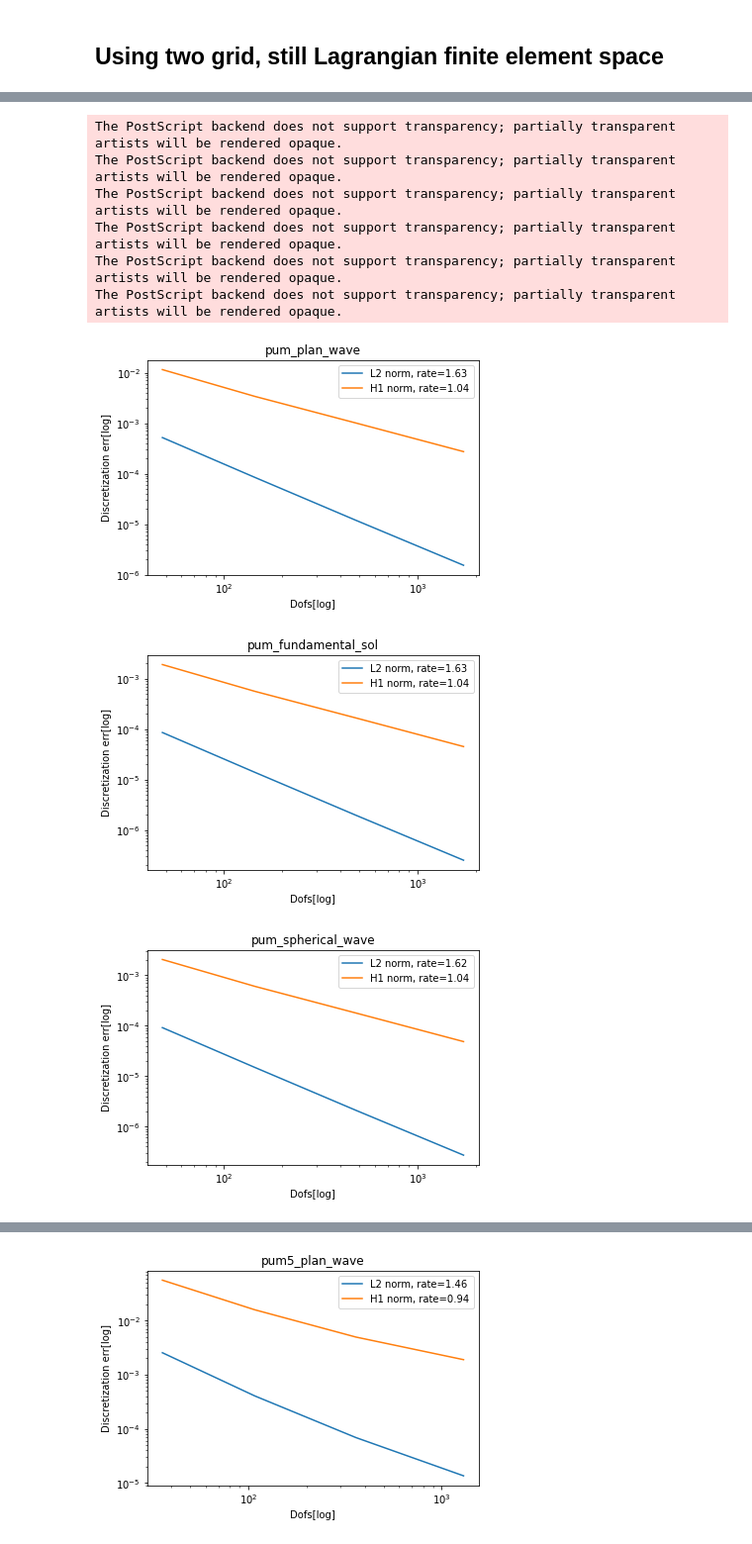
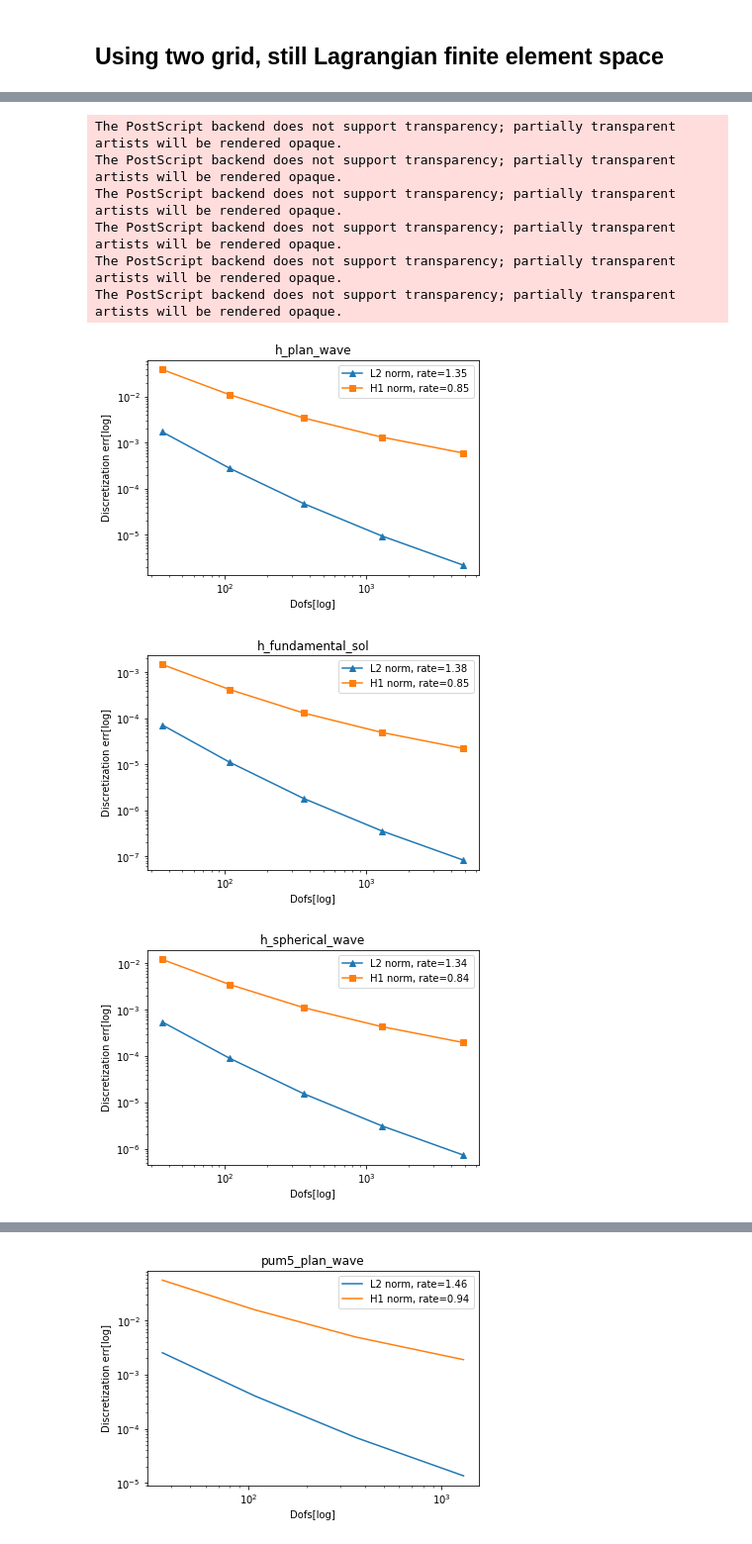
Before and after one commit to liaowangh/PUM_WaveRay, a Jupyter notebook: code/plot_err/plot_error.ipynb, the cells around one changed output, grey strips where cells are left out. Shown at 99% size. Cells and saved outputs as stored; diff of their text form; code cells hidden in the pictures.

```diff
--- a/code/plot_err/plot_error.ipynb
+++ b/code/plot_err/plot_error.ipynb
@@ -31,16 +36,17 @@ def plot_save(ndofs, L2err, H1err, output_folder, sol_name):
 
 ## Solve in single mesh directly
 # %%
-folder = "LagrangeO1/"
+folder = "LagrangeO1/square_"
 data_file = ["plan_wave.txt", "fundamental_sol.txt", "spherical_wave.txt"]
 for f in data_file:
     sol_name = f.split('.')[0]
     df = pd.read_csv(folder + f, sep=' ')
-    ndofs = df['N'].to_numpy()
+#     ndofs = df['N'].to_numpy()
+    mesh_width = df['h'].to_numpy()
     L2err = df['L2_err'].to_numpy()
     H1err = df['H1_err'].to_numpy()
 #     plot_save(ndofs, L2err, H1err, sol_name)
-    plot_save(ndofs[2:], L2err[2:], H1err[2:], folder, sol_name)
+    plot_save(mesh_width[2:], L2err[2:], H1err[2:], folder, sol_name)
 # %% [output]
 The PostScript backend does not support transparency; partially transparent artists will be rendered opaque.
 The PostScript backend does not support transparency; partially transparent artists will be rendered opaque.
@@ -54,2 +60,13 @@ The PostScript backend does not support transparency; partially transparent arti
 # %% [markdown]
 ## Using two grid, still Lagrangian finite element space
+# %%
+folder = "LagrangeO1/2grids_"
+data_file = ["plan_wave.txt", "fundamental_sol.txt", "spherical_wave.txt"]
+for f in data_file:
+    sol_name = f.split('.')[0]
+    df = pd.read_csv(folder + f, sep=' ')
+    ndofs = df['N'].to_numpy()
+    L2err = df['L2_err'].to_numpy()
+    H1err = df['H1_err'].to_numpy()
+#     plot_save(ndofs, L2err, H1err, folder, sol_name)
+    plot_save(ndofs[1:], L2err[1:], H1err[1:], folder, sol_name)
@@ -56,19 +87,20 @@ The PostScript backend does not support transparency; partially transparent arti
 # %%
-data_file = ["pum_plan_wave.txt", "pum_fundamental_sol.txt", "pum_spherical_wave.txt"]
+folder = "planwave_PUM/"
+data_file = ["h_plan_wave.txt", "h_fundamental_sol.txt", "h_spherical_wave.txt"]
 for f in data_file:
     sol_name = f.split('.')[0]
-    df = pd.read_csv(f, sep=' ')
+    df = pd.read_csv(folder + f, sep=' ')
     ndofs = df['N'].to_numpy()
     L2err = df['L2_err'].to_numpy()
     H1err = df['H1_err'].to_numpy()
-    plot_save(ndofs, L2err, H1err, sol_name)
+    plot_save(ndofs, L2err, H1err, folder, sol_name)
 # %% [output]
 The PostScript backend does not support transparency; partially transparent artists will be rendered opaque.
 The PostScript backend does not support transparency; partially transparent artists will be rendered opaque.
 The PostScript backend does not support transparency; partially transparent artists will be rendered opaque.
 The PostScript backend does not support transparency; partially transparent artists will be rendered opaque.
 The PostScript backend does not support transparency; partially transparent artists will be rendered opaque.
 The PostScript backend does not support transparency; partially transparent artists will be rendered opaque.
-[figure, old version]
+[figure, new version]
-[figure, old version]
+[figure, new version]
-[figure, old version]
+[figure, new version]
```
Also changed, not shown: parts of 14 cells of this notebook, 48 other files.
